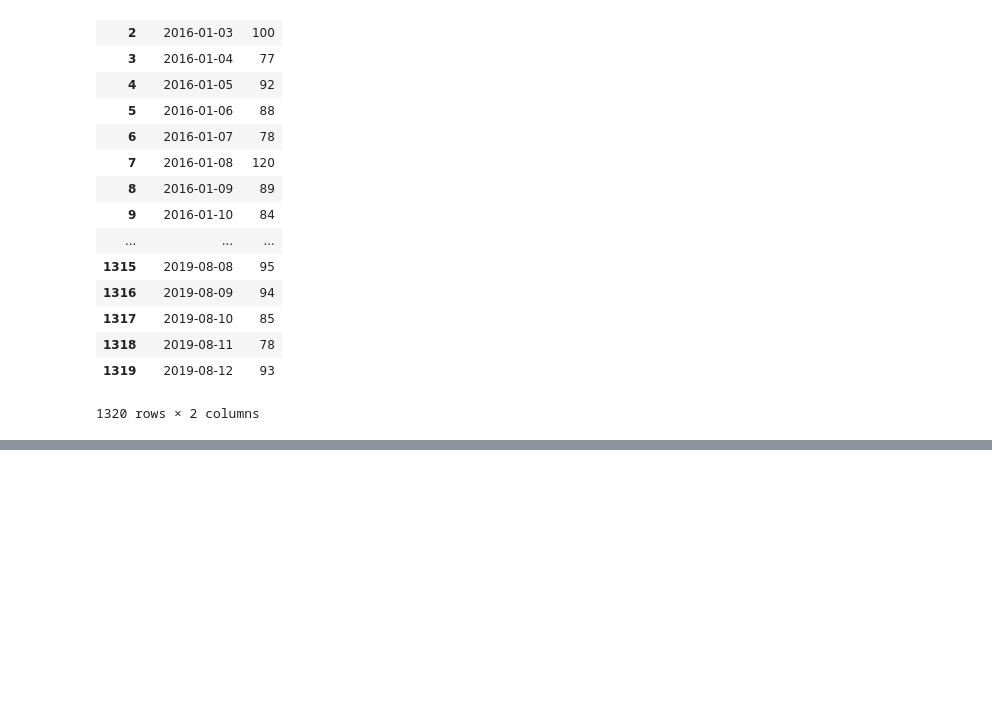
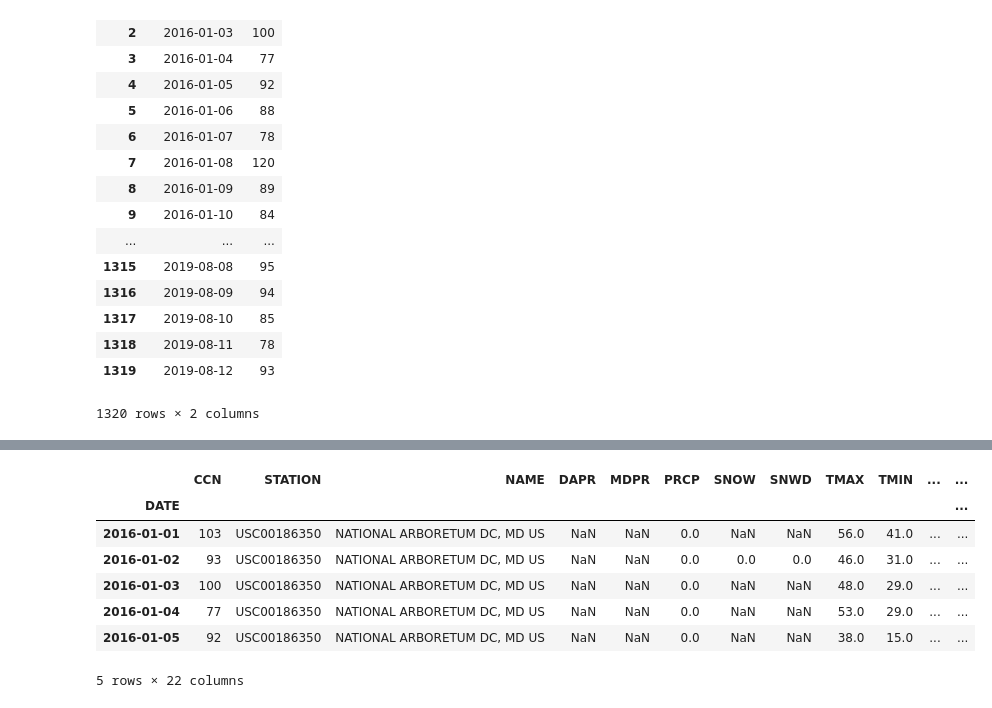
Before and after one commit to Samwimb/predicting-crime, a Jupyter notebook: data/crime-combine.ipynb, the cells around one changed output, grey strips where cells are left out. Drawn from its saved outputs; the diff is of its cells as text; code cells hidden in the pictures; blank space fills up the shorter version.

Commit message:
Adding combined weather, crime, lunar csv

```diff
--- a/data/crime-combine.ipynb
+++ b/data/crime-combine.ipynb
@@ -208,0 +234,5 @@ weather_df['DATE'] = dt.strptime(weather_df['DATE'], '%y-%m-%d')
+# %%
+lunar_df.rename(columns={"DateStr":"DATE"}, inplace=True)
+# %%
+lunar_df.set_index('DATE', inplace=True)
+lunar_df.head()
@@ -208,0 +247,15 @@ weather_df['DATE'] = dt.strptime(weather_df['DATE'], '%y-%m-%d')
+# %%
+weather_crime_df = pd.merge(crime_df, weather_df, on='DATE', how="left")
+# %%
+weather_crime_lunar_df = pd.merge(weather_crime_df, lunar_df, on='DATE', how="left")
+# %%
+weather_crime_lunar_df.head()
+# %% [output]
+|  | CCN | STATION | NAME | DAPR | MDPR | PRCP | SNOW | SNWD | TMAX | TMIN | ... | ... |
+| DATE |  |  |  |  |  |  |  |  |  |  |  | ... |
+| 2016-01-01 | 103 | USC00186350 | NATIONAL ARBORETUM DC, MD US | NaN | NaN | 0.0 | NaN | NaN | 56.0 | 41.0 | ... | ... |
+| 2016-01-02 | 93 | USC00186350 | NATIONAL ARBORETUM DC, MD US | NaN | NaN | 0.0 | 0.0 | 0.0 | 46.0 | 31.0 | ... | ... |
+| 2016-01-03 | 100 | USC00186350 | NATIONAL ARBORETUM DC, MD US | NaN | NaN | 0.0 | NaN | NaN | 48.0 | 29.0 | ... | ... |
+| 2016-01-04 | 77 | USC00186350 | NATIONAL ARBORETUM DC, MD US | NaN | NaN | 0.0 | NaN | NaN | 53.0 | 29.0 | ... | ... |
+| 2016-01-05 | 92 | USC00186350 | NATIONAL ARBORETUM DC, MD US | NaN | NaN | 0.0 | NaN | NaN | 38.0 | 15.0 | ... | ... |
+5 rows × 22 columns
```
Also changed, not shown: parts of 15 cells of this notebook, 1 other file.
